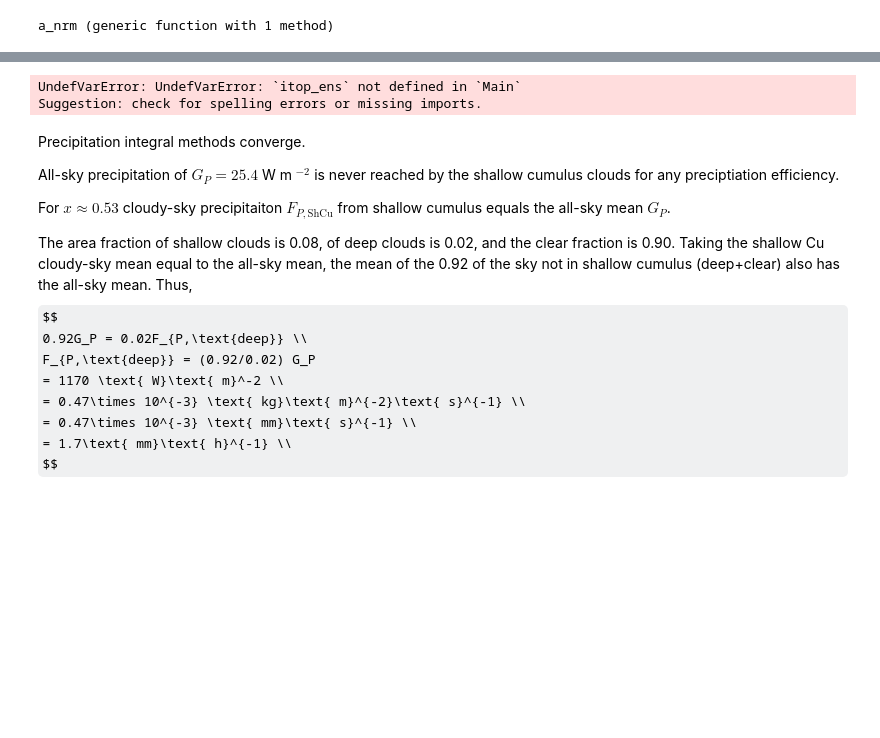
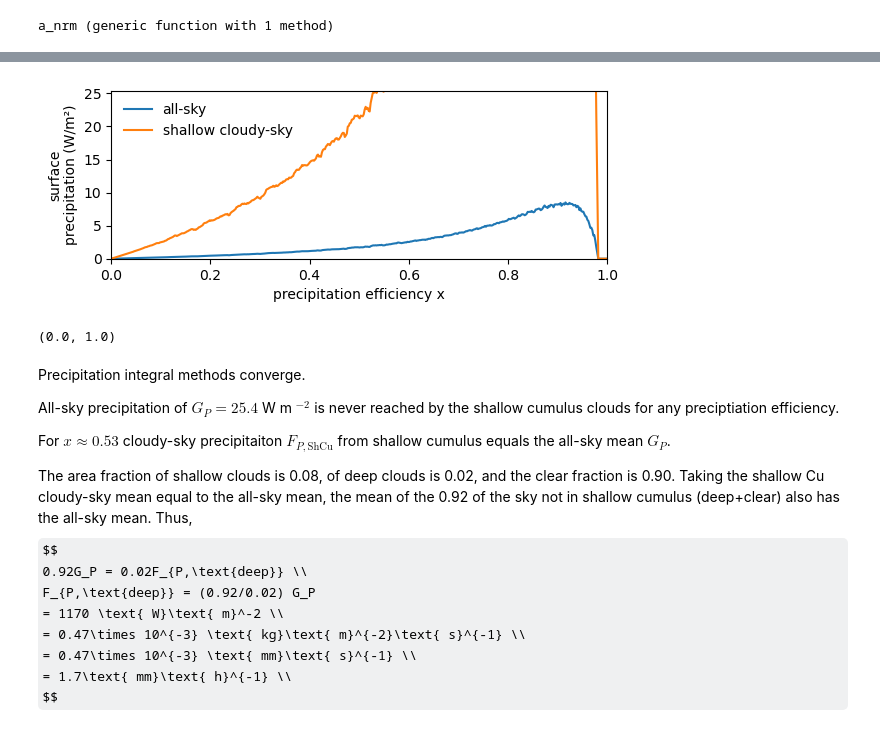
Before and after one commit to deszoeke/trade-cu-model, a Jupyter notebook: src/julia/flux-model.ipynb, the cells around one changed output, grey strips where cells are left out. Saved outputs shown, nothing was run; the diff lists cells and outputs as text; code cells hidden in the pictures; some formulas as TeX source; blank space fills up the shorter version.

```diff
--- a/src/julia/flux-model.ipynb
+++ b/src/julia/flux-model.ipynb
@@ -1229,36 +1217,36 @@ for idx in CartesianIndices(itop_ens)
     (kx, ks) = Tuple(idx) # parameter indices kx(pcpeffic), ks(sink)
     i = itop_ens[idx] # height bin index
     if (   !ismissing(i)
         && i <= length(rfv_nrm)      # only count bins below 4 km
         && !ismissing(Pcb[kx, ks])
         && !ismissing(a_i[kx, ks]) )
 
         Pcb_bin[kx, i] += Pcb[kx, ks] # add contribution from bin matching cloud top
         count_bin[kx, i] += 1
         a_bin[kx, i] = a_i[kx, ks]
     end
 end
 # all-sky cloud-base precipitation by clouds top < 4km (correct)
 Pcb_tot1 = sum(x-> !isfinite(x) ? 0 : x, a_bin.*Pcb_bin./count_bin, dims=2)
 
 close("all")
 subplot(2,1,1)
-plot(pcp_effic, Pcb_tot*rhoL)
+# plot(pcp_effic, Pcb_tot*rhoL)
 plot(pcp_effic, Pcb_tot1*rhoL, label="all-sky")
 plot(pcp_effic, Pcb_tot1*rhoL/0.08, label="shallow cloudy-sky")
 legend(frameon=false)
 # plot(collect(0:0.05:0.9), 0.082.*exp.(6.6.*collect(0:0.05:0.9)), "k--" )
 # text(0.5, 4e-1, L"0.082\exp(6.6x)")
 # plot([0, 1], [25, 25], "k-", linewidth=0.3, label="observed mean")
 yscale("linear")
 ylim([0, 25.4])
 ylabel("surface\nprecipitation (W/m²)")
 xlabel("precipitation efficiency x")
 xlim([0, 1])
 # ylim([20, 27])
 # %% [output]
+[figure, added]
-UndefVarError: UndefVarError: `itop_ens` not defined in `Main`
-Suggestion: check for spelling errors or missing imports.
+(0.0, 1.0)
 # %% [markdown]
 Precipitation integral methods converge.
 
```
Also changed, not shown: parts of 14 cells of this notebook, 1 other file.
